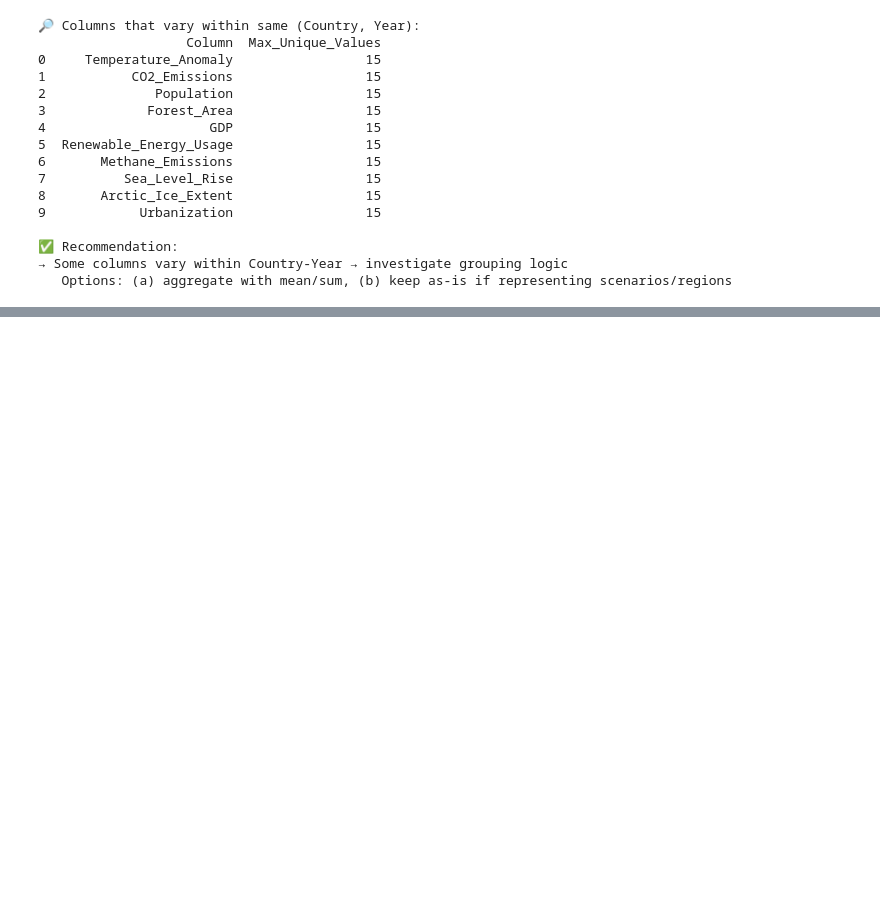
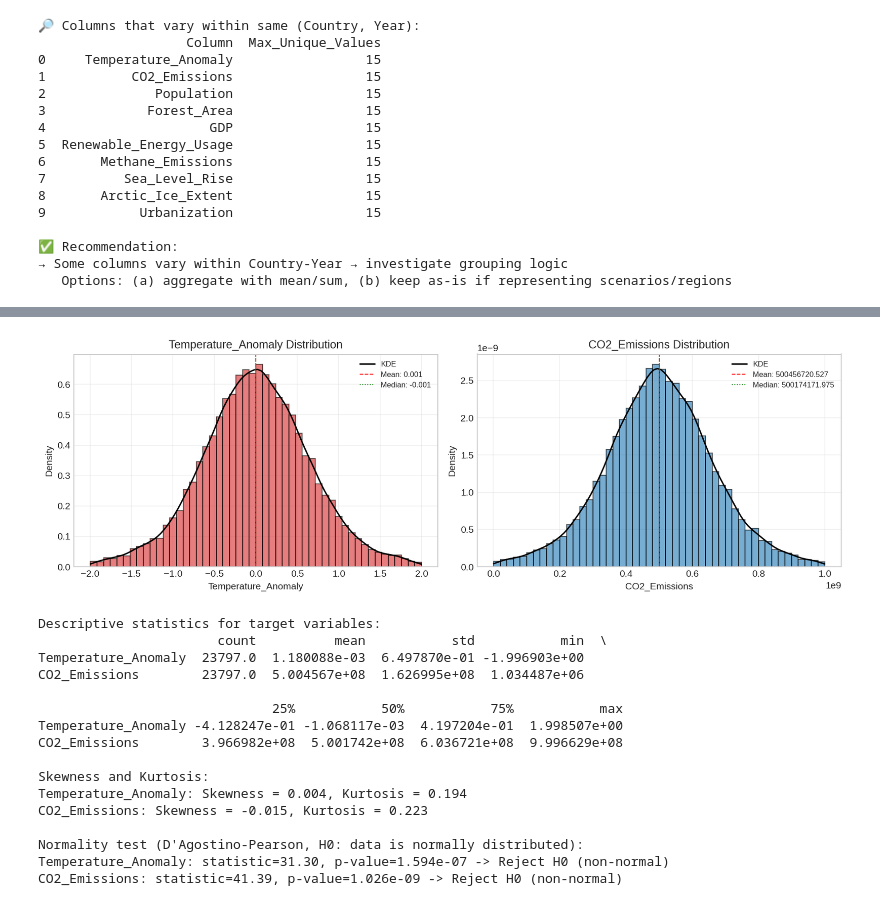
Before and after one commit to amh1k/socioeconomic-climate-ml, a Jupyter notebook: notebooks/01_eda_visualizations.ipynb, the cells around one changed output, grey strips where cells are left out. Cells and saved outputs as stored; diff of their text form; code cells hidden in the pictures; blank space fills up the shorter version.

```diff
--- a/notebooks/01_eda_visualizations.ipynb
+++ b/notebooks/01_eda_visualizations.ipynb
@@ -314,0 +369,73 @@ ValueError: cannot insert Year, already exists
+# %%
+# === TARGET DISTRIBUTIONS: Examine statistical properties ===
+
+# Create figure with two subplots for the two targets
+fig, axes = plt.subplots(1, 2, figsize=(12, 4))
+
+targets = ['Temperature_Anomaly', 'CO2_Emissions']
+colors = ['tab:red', 'tab:blue']
+
+for idx, (target, color) in enumerate(zip(targets, colors)):
+    ax = axes[idx]
+
+    # Histogram with KDE overlay
+    ax.hist(df[target], bins=50, density=True, alpha=0.6, color=color, edgecolor='black')
+
+    # Add KDE curve
+    from scipy.stats import gaussian_kde
+    kde = gaussian_kde(df[target].dropna())
+    x_range = np.linspace(df[target].min(), df[target].max(), 100)
+    ax.plot(x_range, kde(x_range), color='black', linewidth=1.5, label='KDE')
+
+    # Add mean and median lines
+    mean_val = df[target].mean()
+    median_val = df[target].median()
+    ax.axvline(mean_val, color='red', linestyle='--', linewidth=1, label=f'Mean: {mean_val:.3f}')
+    ax.axvline(median_val, color='green', linestyle=':', linewidth=1, label=f'Median: {median_val:.3f}')
+
+    ax.set_xlabel(target)
+    ax.set_ylabel('Density')
+    ax.set_title(f'{target} Distribution')
+    ax.legend(fontsize=8)
+    ax.grid(alpha=0.3)
+
+plt.tight_layout()
+plt.savefig('../outputs/figures/eda_target_distributions.png', bbox_inches='tight', dpi=300)
+plt.show()
+
+# Print detailed descriptive statistics
+print("Descriptive statistics for target variables:")
+print(df[targets].describe().T)
+
+# Print skewness and kurtosis
+from scipy.stats import skew, kurtosis
+print("\nSkewness and Kurtosis:")
+for target in targets:
+    s = skew(df[target].dropna())
+    k = kurtosis(df[target].dropna())
+    print(f"{target}: Skewness = {s:.3f}, Kurtosis = {k:.3f}")
+
+# Simple normality check using D'Agostino-Pearson test
+from scipy.stats import normaltest
+print("\nNormality test (D'Agostino-Pearson, H0: data is normally distributed):")
+for target in targets:
+    stat, p = normaltest(df[target].dropna())
+    print(f"{target}: statistic={stat:.2f}, p-value={p:.3e} -> {'Reject H0 (non-normal)' if p < 0.05 else 'Fail to reject H0 (normal)'}")
+# %% [output]
+[figure, added]
+Descriptive statistics for target variables:
+                       count          mean           std           min  \
+Temperature_Anomaly  23797.0  1.180088e-03  6.497870e-01 -1.996903e+00
+CO2_Emissions        23797.0  5.004567e+08  1.626995e+08  1.034487e+06
+
+                              25%           50%           75%           max
+Temperature_Anomaly -4.128247e-01 -1.068117e-03  4.197204e-01  1.998507e+00
+CO2_Emissions        3.966982e+08  5.001742e+08  6.036721e+08  9.996629e+08
+
+Skewness and Kurtosis:
+Temperature_Anomaly: Skewness = 0.004, Kurtosis = 0.194
+CO2_Emissions: Skewness = -0.015, Kurtosis = 0.223
+
+Normality test (D'Agostino-Pearson, H0: data is normally distributed):
+Temperature_Anomaly: statistic=31.30, p-value=1.594e-07 -> Reject H0 (non-normal)
+CO2_Emissions: statistic=41.39, p-value=1.026e-09 -> Reject H0 (non-normal)
```
Also changed, not shown: parts of 6 cells of this notebook, 5 other files.
